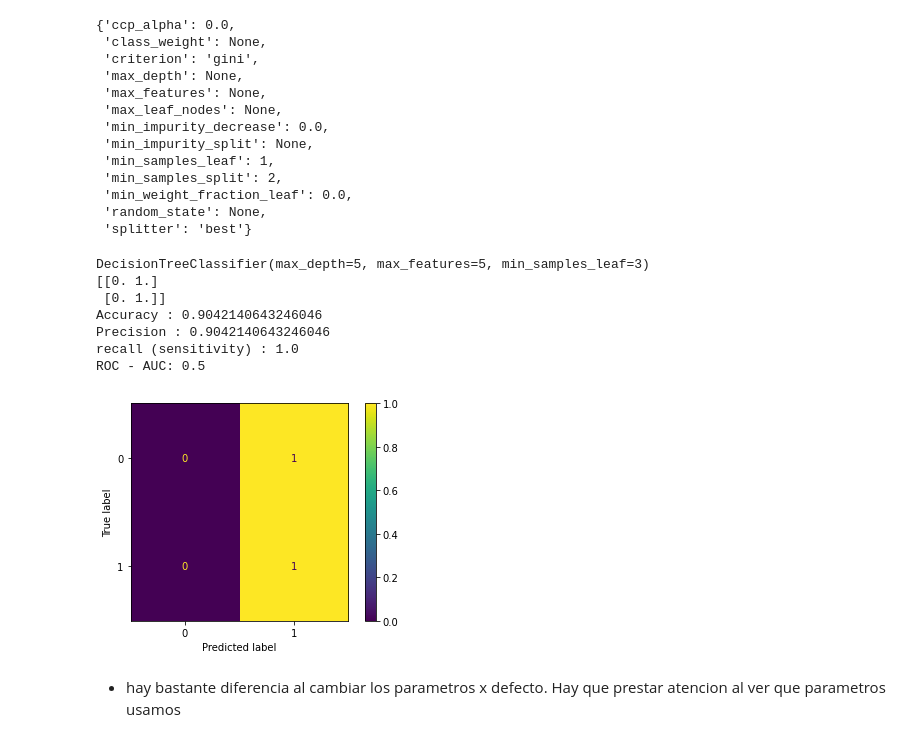
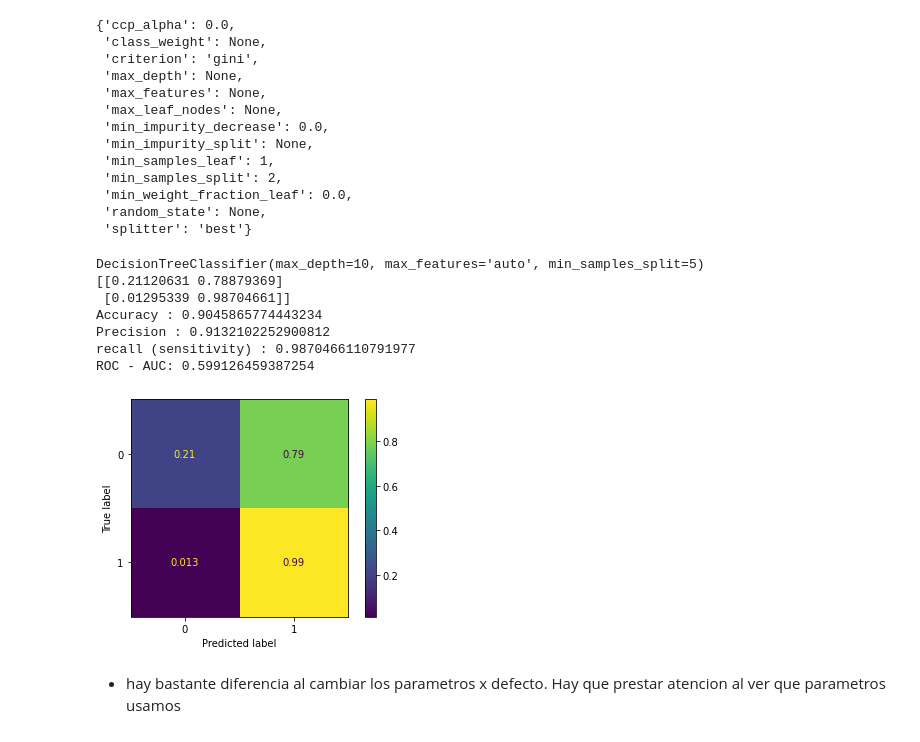
Before and after one commit to ManelForcales/Supervisat_Classificacio, a Jupyter notebook: Sprint13__classification.ipynb, the cells around one changed output. Drawn from its saved outputs; the diff is of its cells as text; code cells hidden in the pictures.

```diff
--- a/Sprint13__classification.ipynb
+++ b/Sprint13__classification.ipynb
@@ -6,7 +6,7 @@ import numpy as np
 pd.set_option('display.max_columns', None)
 %matplotlib inline
 # %%
-df = pd.read_csv('DelayFlights_clean.csv')
-df.drop(['Unnamed: 0'],axis=1,inplace=True)
+df = pd.read_csv('flights_clean.csv')
+df.drop_duplicates(inplace=True)
 df.head()
 # %% [output]
@@ -32,7 +76,7 @@ from sklearn.tree import DecisionTreeClassifier
 Crea una nova variable segons si el vol ha arribat tard o no (ArrDelay > 0).
 # %%
 # 0 means no delay, 1 means delay
-df['target']=df['ArrDelay'].apply(lambda x: 0 if x <0 else 1)
+df['target']=df['ArrDelay'].apply(lambda x: 0 if x <=0 else 1)
 # %%
 df.head()
 # %% [output]
@@ -68,0 +110,2 @@ y = df['target']
+# %%
+X = df[['ActualElapsedTime','DepDelay','Distance']]
@@ -195,17 +248,17 @@ tree.get_params()
  'random_state': None,
  'splitter': 'best'}
 # %%
-tree_1 = DecisionTreeClassifier(max_depth=5, max_features=5,min_samples_leaf=3)
+tree_1 = DecisionTreeClassifier(max_depth=10, min_samples_split=5,max_features='auto')
 analyze_clasification_model(tree_1,X,y)
 # %% [output]
-DecisionTreeClassifier(max_depth=5, max_features=5, min_samples_leaf=3)
-[[0. 1.]
- [0. 1.]]
-Accuracy : 0.9042140643246046
-Precision : 0.9042140643246046
-recall (sensitivity) : 1.0
-ROC - AUC: 0.5
+DecisionTreeClassifier(max_depth=10, max_features='auto', min_samples_split=5)
+[[0.21120631 0.78879369]
+ [0.01295339 0.98704661]]
+Accuracy : 0.9045865774443234
+Precision : 0.9132102252900812
+recall (sensitivity) : 0.9870466110791977
+ROC - AUC: 0.599126459387254
-[figure, old version]
+[figure, new version]
 # %% [markdown]
 + hay bastante diferencia al cambiar los parametros x defecto. Hay que prestar atencion al ver que parametros usamos
 # %% [markdown]
```
Also changed, not shown: parts of 29 cells of this notebook.
